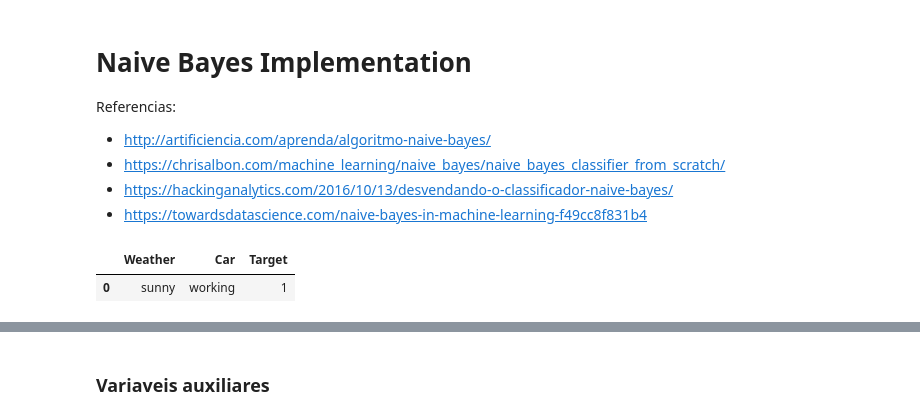
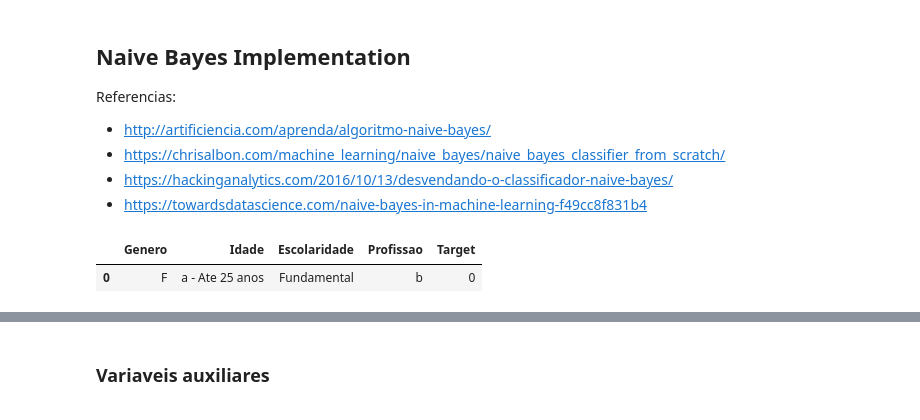
Before and after one commit to syslogg/classifier-algorithms, a Jupyter notebook: homework.ipynb, the cells around one changed output, grey strips where cells are left out. Cells and saved outputs as stored; diff of their text form; code cells hidden in the pictures.

```diff
--- a/homework.ipynb
+++ b/homework.ipynb
@@ -1,5 +1,5 @@
 # %% [markdown]
-# Naive Bayes Implementation
+## Naive Bayes Implementation
 
 Referencias:
 - http://artificiencia.com/aprenda/algoritmo-naive-bayes/
@@ -9,16 +9,16 @@ Referencias:
 # %%
 import pandas as pd
 import numpy as np
 from random import randint
 import matplotlib.pyplot as plt
 import matplotlib.ticker as mtick
 import warnings
 warnings.filterwarnings('ignore')
 
 
-dataset = pd.read_csv('dataset/dataset_test.csv')
+dataset = pd.read_csv('dataset/dataset.csv')
 
 dataset.head(1)
 # %% [output]
-|  | Weather | Car | Target |
-| 0 | sunny | working | 1 |
+|  | Genero | Idade | Escolaridade | Profissao | Target |
+| 0 | F | a - Ate 25 anos | Fundamental | b | 0 |
```
Also changed, not shown: parts of 15 cells of this notebook, 1 other file.
